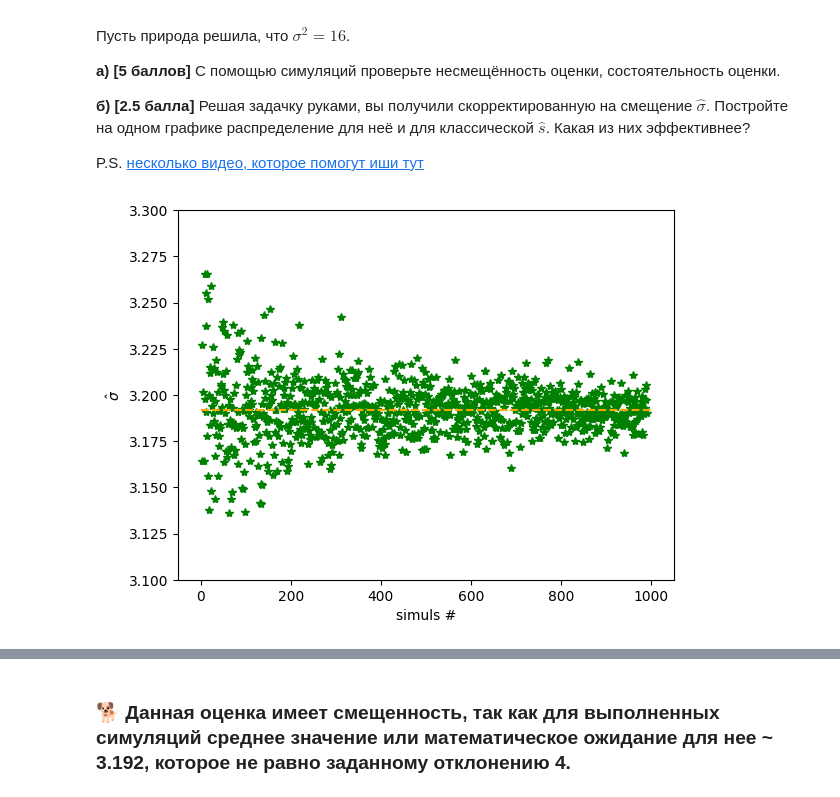
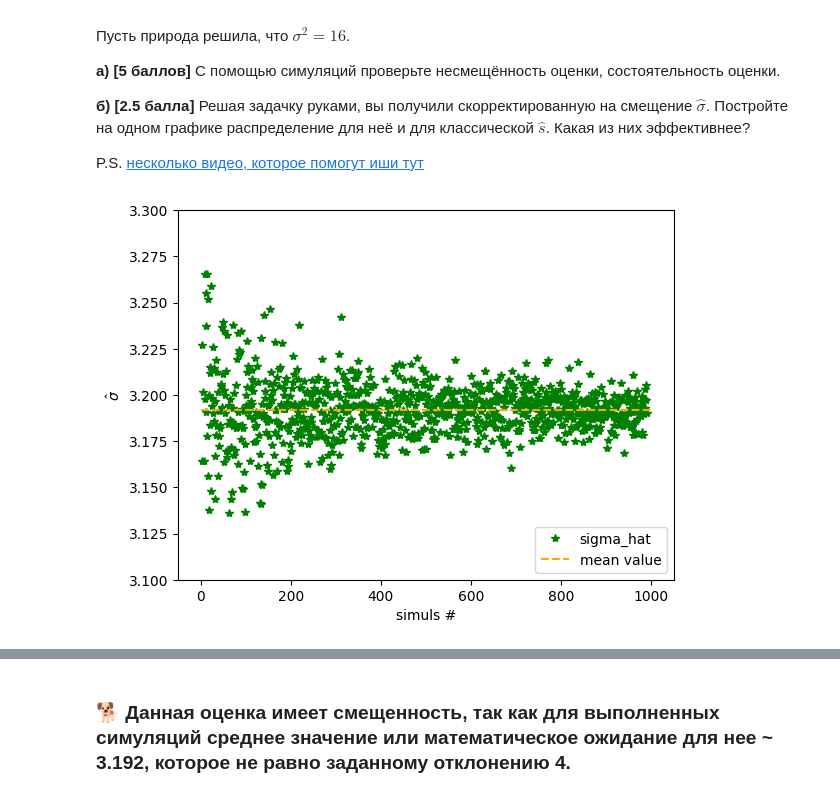
Before and after one commit to zhus-dika/math_home_works, a Jupyter notebook: hw_01_27_dzhusupova.ipynb, the cells around one changed output, grey strips where cells are left out. Drawn from its saved outputs; the diff is of its cells as text; code cells hidden in the pictures.

```diff
--- a/hw_01_27_dzhusupova.ipynb
+++ b/hw_01_27_dzhusupova.ipynb
@@ -315,13 +315,14 @@ sigma = 4
 x_data = [sps.norm(loc=0, scale=sigma).rvs(size=i) for i in range(10**3, 10**5, 100)]
 sigma_hat =  list(map(lambda x: sum(abs(x)) / len(x), x_data))
 # %%
-plt.plot(sigma_hat,'g*')
+plt.plot(sigma_hat,'g*', label='sigma_hat')
 mean_val = np.mean(sigma_hat)
-plt.hlines(y=mean_val, xmin=0, xmax=1000, linestyles='dashed', colors='orange')
+plt.hlines(y=mean_val, xmin=0, xmax=1000, linestyles='dashed', colors='orange', label='mean value')
 plt.ylim([3.1, 3.3])
 plt.xlabel('simuls #', fontsize=10)
 plt.ylabel('$\hat{\sigma}$', fontsize=10)
+plt.legend(loc='lower right')
 plt.show()
 # %% [output]
-[figure, old version]
+[figure, new version]
 # %%
```
Also changed, not shown: parts of 5 cells of this notebook.
